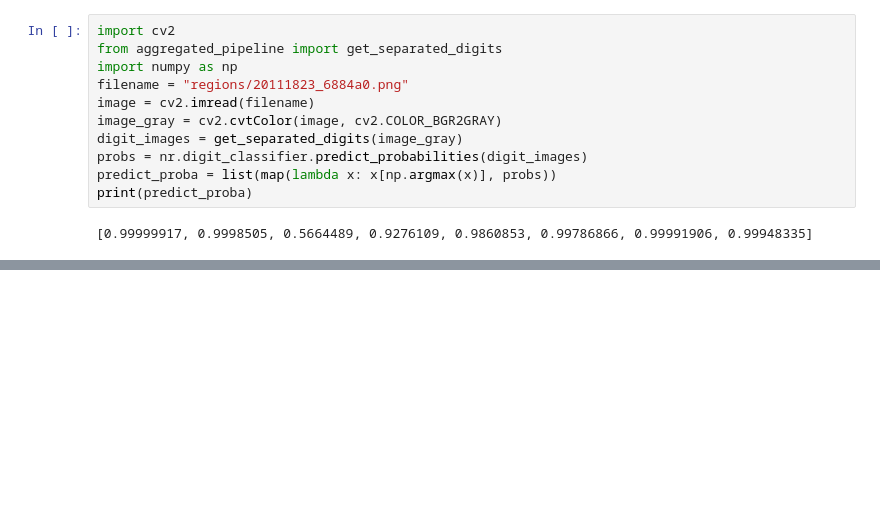
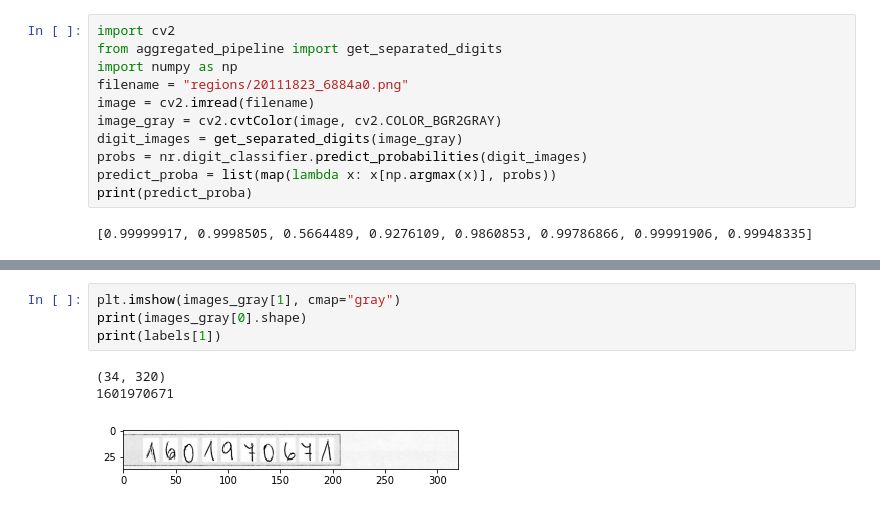
Before and after one commit to rcortx/handwritten-digit-extraction, a Jupyter notebook: data_exploration.ipynb, the cells around one changed output, grey strips where cells are left out. Saved outputs shown, nothing was run; the diff lists cells and outputs as text; blank space fills up the shorter version.

```diff
--- a/data_exploration.ipynb
+++ b/data_exploration.ipynb
@@ -2295,0 +2331,8 @@ plt.imshow(image)
+# %%
+plt.imshow(images_gray[1], cmap="gray")
+print(images_gray[0].shape)
+print(labels[1])
+# %% [output]
+(34, 320)
+1601970671
+[figure, added]
```
Also changed, not shown: parts of 16 cells of this notebook, 1 other file.
